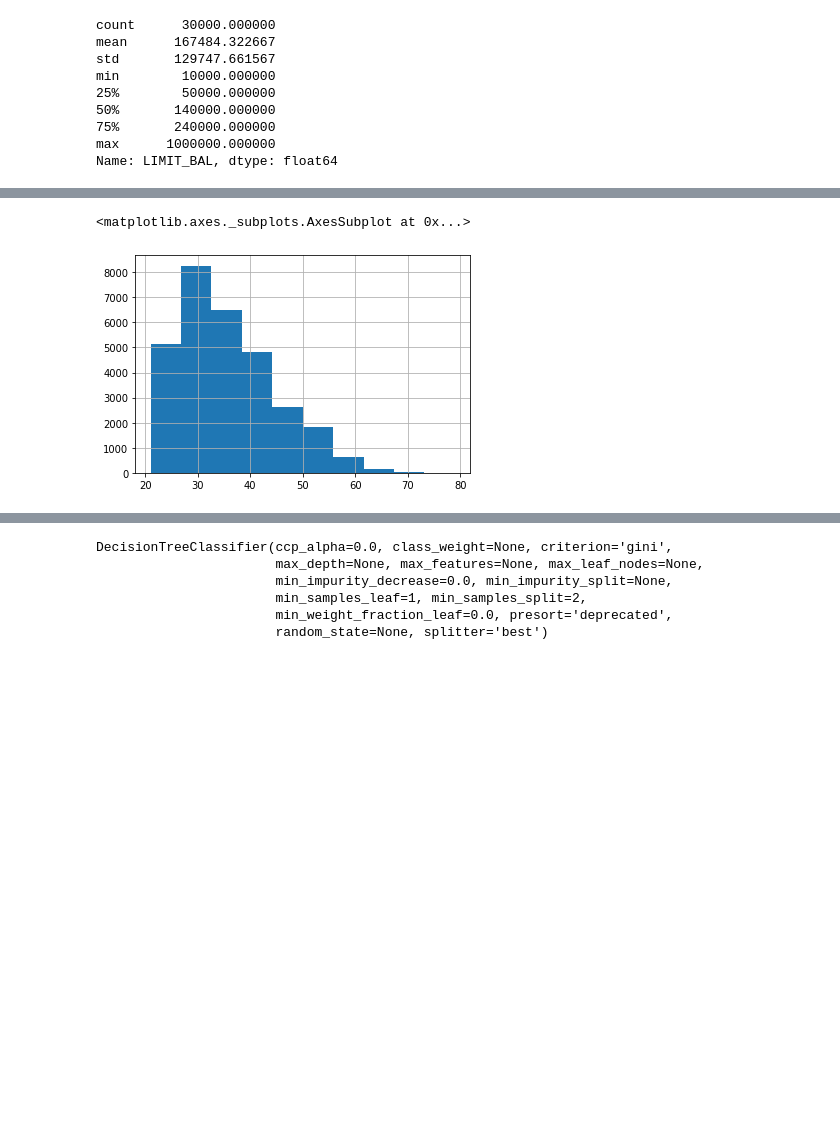
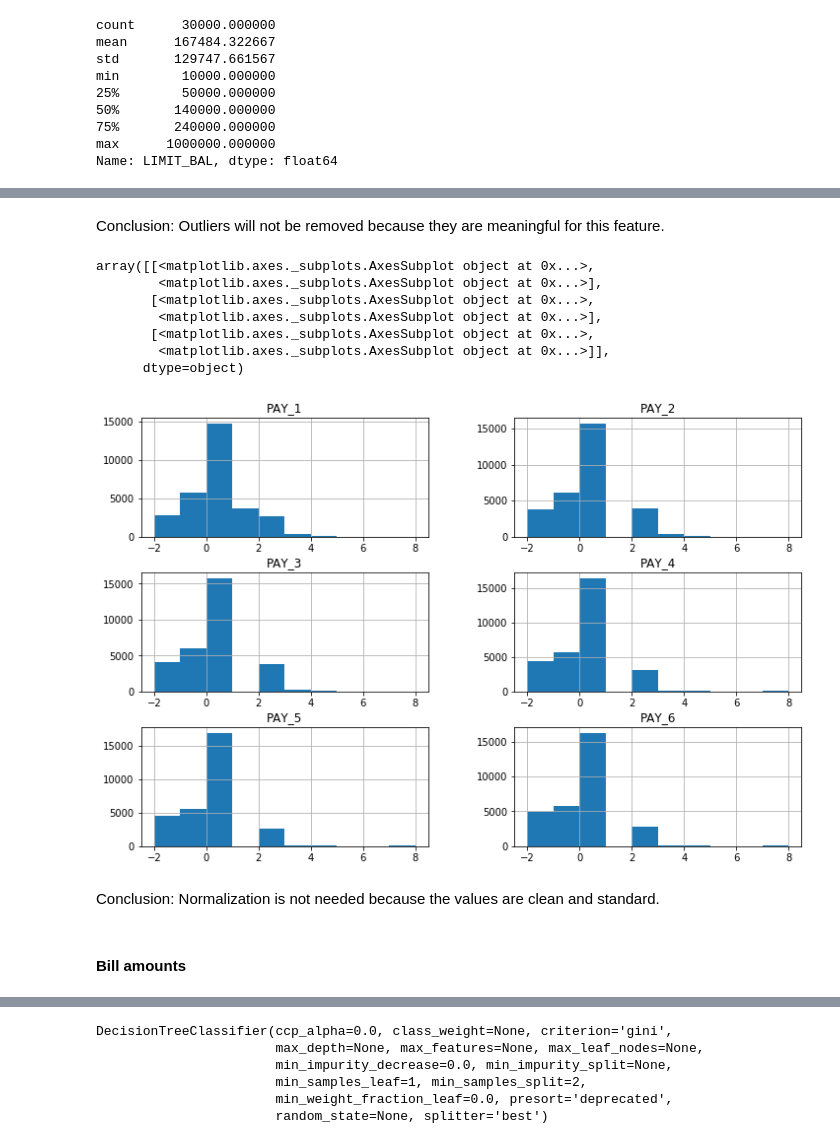
Before and after one commit to gerald-liu/credit-card-default-prediction, a Jupyter notebook: notebook.ipynb, the cells around one changed output, grey strips where cells are left out. Drawn from its saved outputs; the diff is of its cells as text; code cells hidden in the pictures; blank space fills up the shorter version.

```diff
--- a/notebook.ipynb
+++ b/notebook.ipynb
@@ -144,5 +175,7 @@ One might wonder what these labels might mean something.
 # %% [markdown]
 ## Data visualization
+# %%
+data = pd.read_csv('data/data_clean.csv',index_col = 'ID')
 # %%
 # import libraries for data visualization
 import seaborn as sns
@@ -190,3 +183,0 @@ PAY_X has labels -2 and -1 that are undocumented. If 1,2,3, etc are the months o
-# %%
-data[repayments] = data[payments].clip(lower=0)
-data[repayments].describe()
@@ -298,6 +259,18 @@ bx = sns.boxplot(x = data['def_pay'], y = data['AGE'])
+# %% [markdown]
+Conclusion: Outliers will not be removed because they are meaningful for this feature.
 # %%
-# histogram for Age
-data['AGE'].hist()
+# histogram for payment delay
+data.hist(column= repayments, figsize=(12, 8))
 # %% [output]
-<matplotlib.axes._subplots.AxesSubplot at 0x...>
+array([[<matplotlib.axes._subplots.AxesSubplot object at 0x...>,
+        <matplotlib.axes._subplots.AxesSubplot object at 0x...>],
+       [<matplotlib.axes._subplots.AxesSubplot object at 0x...>,
+        <matplotlib.axes._subplots.AxesSubplot object at 0x...>],
+       [<matplotlib.axes._subplots.AxesSubplot object at 0x...>,
+        <matplotlib.axes._subplots.AxesSubplot object at 0x...>]],
+      dtype=object)
-[figure, old version]
+[figure, new version]
+# %% [markdown]
+Conclusion: Normalization is not needed because the values are clean and standard.
+# %% [markdown]
+#### Bill amounts
```
Also changed, not shown: parts of 185 cells of this notebook.
